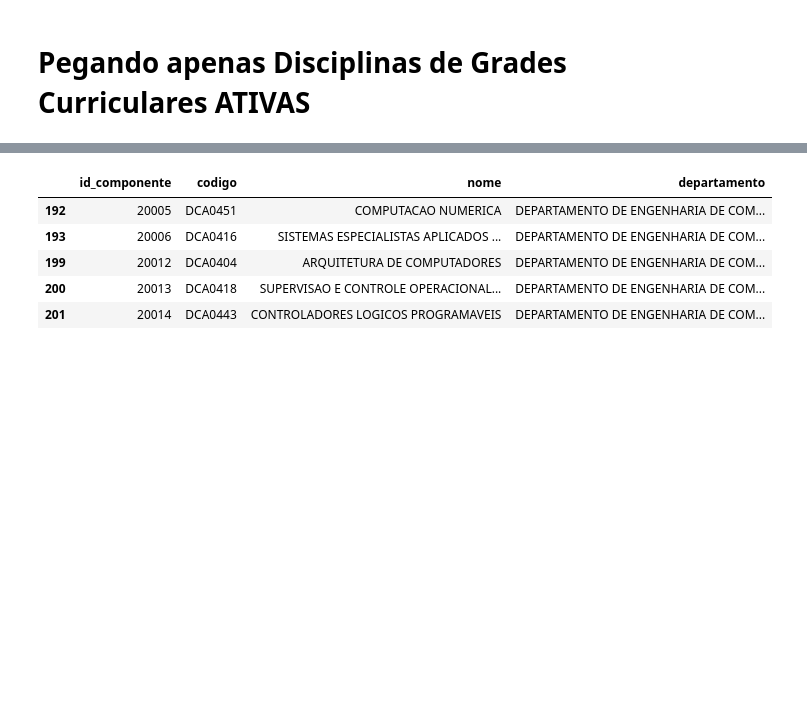
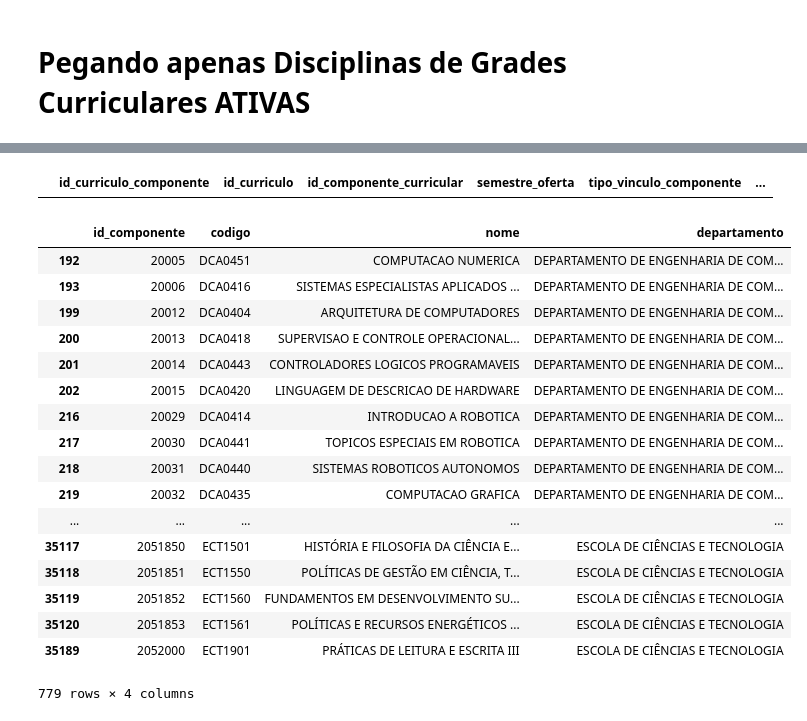
Before and after one commit to rafagarcia2/siga_a_dica-notebooks, a Jupyter notebook: Tratando os datasets/01 - Extraindo os Disciplinas.ipynb, the cells around one changed output, grey strips where cells are left out. Drawn from its saved outputs; the diff is of its cells as text; code cells hidden in the pictures; blank space fills up the shorter version.

```diff
--- a/Tratando os datasets/01 - Extraindo os Disciplinas.ipynb
+++ b/Tratando os datasets/01 - Extraindo os Disciplinas.ipynb
@@ -60,11 +60,27 @@ estr_curric_sel[['nome_matriz', 'ano_entrada_vigor']]
-# %%
-disc.head()
-# %% [output]
-|  | id_componente | codigo | nome | departamento |
-| 192 | 20005 | DCA0451 | COMPUTACAO NUMERICA | DEPARTAMENTO DE ENGENHARIA DE COM... |
-| 193 | 20006 | DCA0416 | SISTEMAS ESPECIALISTAS APLICADOS ... | DEPARTAMENTO DE ENGENHARIA DE COM... |
-| 199 | 20012 | DCA0404 | ARQUITETURA DE COMPUTADORES | DEPARTAMENTO DE ENGENHARIA DE COM... |
-| 200 | 20013 | DCA0418 | SUPERVISAO E CONTROLE OPERACIONAL... | DEPARTAMENTO DE ENGENHARIA DE COM... |
-| 201 | 20014 | DCA0443 | CONTROLADORES LOGICOS PROGRAMAVEIS | DEPARTAMENTO DE ENGENHARIA DE COM... |
+# %%
+curric_comp[curric_comp.id_componente_curricular.isin(estr_curric_sel.id_curriculo)]
+# %% [output]
+|  | id_curriculo_componente | id_curriculo | id_componente_curricular | semestre_oferta | tipo_vinculo_componente | ... |
 # %%
 disc.to_csv("../outputs/disciplinas-selecionadas.csv", encoding='UTF-8', )
+# %%
+disc
+# %% [output]
+|  | id_componente | codigo | nome | departamento |
+| 192 | 20005 | DCA0451 | COMPUTACAO NUMERICA | DEPARTAMENTO DE ENGENHARIA DE COM... |
+| 193 | 20006 | DCA0416 | SISTEMAS ESPECIALISTAS APLICADOS ... | DEPARTAMENTO DE ENGENHARIA DE COM... |
+| 199 | 20012 | DCA0404 | ARQUITETURA DE COMPUTADORES | DEPARTAMENTO DE ENGENHARIA DE COM... |
+| 200 | 20013 | DCA0418 | SUPERVISAO E CONTROLE OPERACIONAL... | DEPARTAMENTO DE ENGENHARIA DE COM... |
+| 201 | 20014 | DCA0443 | CONTROLADORES LOGICOS PROGRAMAVEIS | DEPARTAMENTO DE ENGENHARIA DE COM... |
+| 202 | 20015 | DCA0420 | LINGUAGEM DE DESCRICAO DE HARDWARE | DEPARTAMENTO DE ENGENHARIA DE COM... |
+| 216 | 20029 | DCA0414 | INTRODUCAO A ROBOTICA | DEPARTAMENTO DE ENGENHARIA DE COM... |
+| 217 | 20030 | DCA0441 | TOPICOS ESPECIAIS EM ROBOTICA | DEPARTAMENTO DE ENGENHARIA DE COM... |
+| 218 | 20031 | DCA0440 | SISTEMAS ROBOTICOS AUTONOMOS | DEPARTAMENTO DE ENGENHARIA DE COM... |
+| 219 | 20032 | DCA0435 | COMPUTACAO GRAFICA | DEPARTAMENTO DE ENGENHARIA DE COM... |
+| ... | ... | ... | ... | ... |
+| 35117 | 2051850 | ECT1501 | HISTÓRIA E FILOSOFIA DA CIÊNCIA E... | ESCOLA DE CIÊNCIAS E TECNOLOGIA |
+| 35118 | 2051851 | ECT1550 | POLÍTICAS DE GESTÃO EM CIÊNCIA, T... | ESCOLA DE CIÊNCIAS E TECNOLOGIA |
+| 35119 | 2051852 | ECT1560 | FUNDAMENTOS EM DESENVOLVIMENTO SU... | ESCOLA DE CIÊNCIAS E TECNOLOGIA |
+| 35120 | 2051853 | ECT1561 | POLÍTICAS E RECURSOS ENERGÉTICOS ... | ESCOLA DE CIÊNCIAS E TECNOLOGIA |
+| 35189 | 2052000 | ECT1901 | PRÁTICAS DE LEITURA E ESCRITA III | ESCOLA DE CIÊNCIAS E TECNOLOGIA |
+779 rows × 4 columns
```
Also changed, not shown: parts of 1 cell of this notebook, 1 other file.
